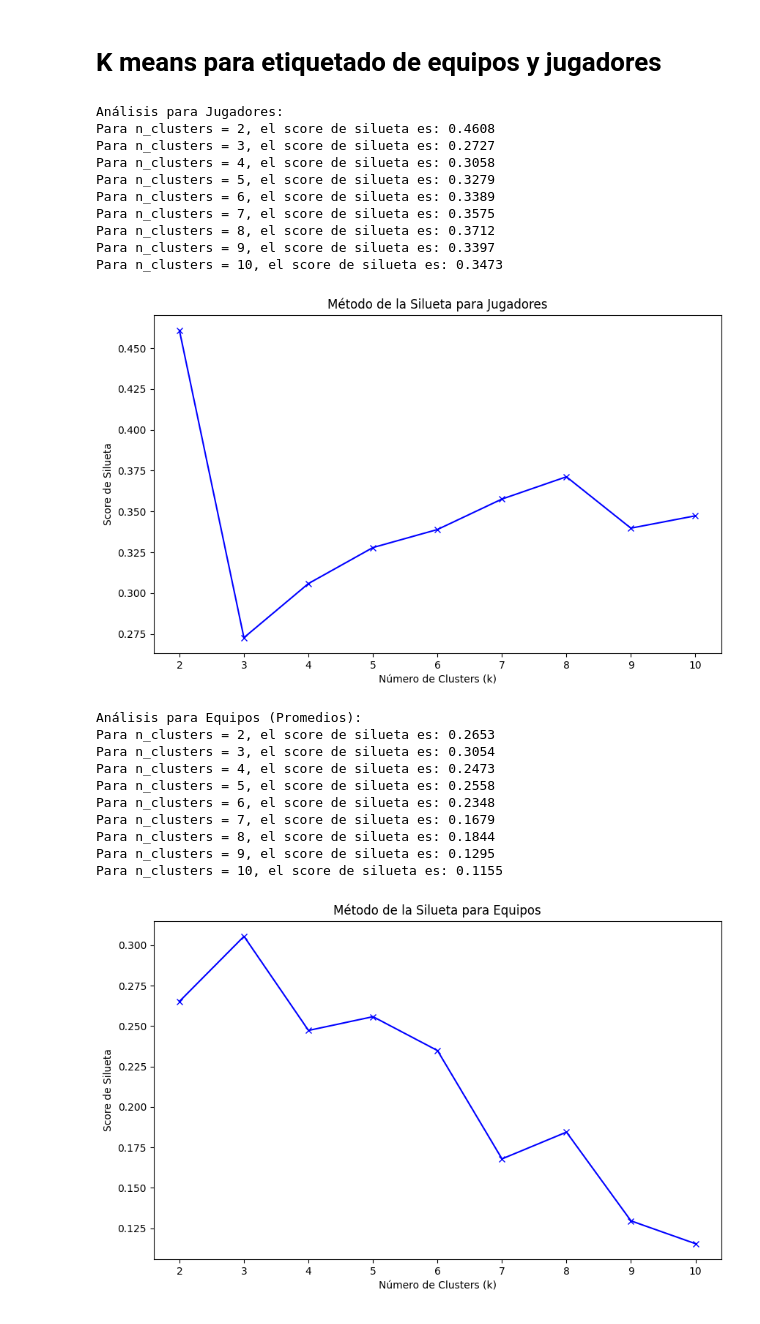
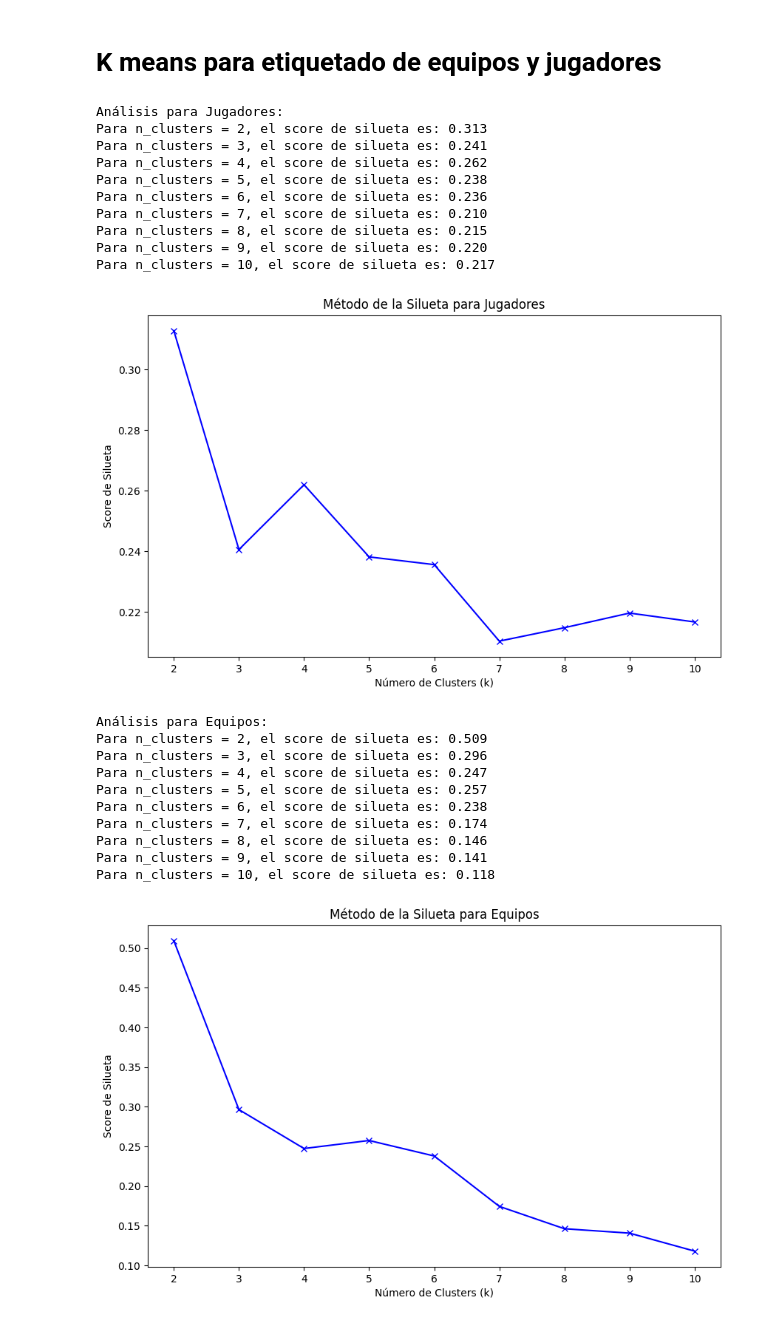
Before and after one commit to hubcborja/Proyecto_DataMining_NN, a Jupyter notebook: Proyecto_Mineria_Redes_Neuronales_HuberBorja.ipynb, the cells around one changed output. Saved outputs shown, nothing was run; the diff lists cells and outputs as text; code cells hidden in the pictures.

```diff
--- a/Proyecto_Mineria_Redes_Neuronales_HuberBorja.ipynb
+++ b/Proyecto_Mineria_Redes_Neuronales_HuberBorja.ipynb
@@ -611,55 +649,56 @@ def preparar_y_silueta(df_num, titulo):
     df_scaled = scaler.fit_transform(df_num)
 
     rango_n_clusters = range(2, 11)
     valores_silueta = []
 
     # Iterar para encontrar el cluster optimo
     for n_clusters in rango_n_clusters:
         clusterer = KMeans(n_clusters=n_clusters, random_state=42, n_init=10)
         cluster_labels = clusterer.fit_predict(df_scaled)
 
         # Calcular el score de silueta
         silhouette_avg = silhouette_score(df_scaled, cluster_labels)
         valores_silueta.append(silhouette_avg)
-        print(f"Para n_clusters = {n_clusters}, el score de silueta es: {silhouette_avg:.4f}")
+        print(f"Para n_clusters = {n_clusters}, el score de silueta es: {silhouette_avg:.3f}")
 
     plt.figure(figsize=(10, 6))
     plt.plot(rango_n_clusters, valores_silueta, 'bx-')
     plt.xlabel('Número de Clusters (k)')
     plt.ylabel('Score de Silueta')
     plt.title(f'Método de la Silueta para {titulo}')
     plt.show()
 
     return df_scaled
 
 # Para Jugadores
 print("Análisis para Jugadores:")
-X_jugadores_scaled = preparar_y_silueta(top14_jugadores_num, "Jugadores")
+top14_perfiles_jugadores_num=top14_perfiles_jugadores.select_dtypes(include=['float64', 'int64'])
+X_jugadores_scaled = preparar_y_silueta(top14_perfiles_jugadores_num, "Jugadores")
 
 # Para Equipos
-top14_equipos_promedio = top14_partidos.groupby('equipo').mean(numeric_only=True)
 print("\nAnálisis para Equipos:")
-X_equipos_scaled = preparar_y_silueta(top14_equipos_promedio, "Equipos")
+top14_perfiles_equipos_num=top14_perfiles_equipos.select_dtypes(include=['float64', 'int64'])
+X_equipos_scaled = preparar_y_silueta(top14_perfiles_equipos_num, "Equipos")
 # %% [output]
 Análisis para Jugadores:
-Para n_clusters = 2, el score de silueta es: 0.4608
-Para n_clusters = 3, el score de silueta es: 0.2727
-Para n_clusters = 4, el score de silueta es: 0.3058
-Para n_clusters = 5, el score de silueta es: 0.3279
-Para n_clusters = 6, el score de silueta es: 0.3389
-Para n_clusters = 7, el score de silueta es: 0.3575
-Para n_clusters = 8, el score de silueta es: 0.3712
-Para n_clusters = 9, el score de silueta es: 0.3397
-Para n_clusters = 10, el score de silueta es: 0.3473
+Para n_clusters = 2, el score de silueta es: 0.313
+Para n_clusters = 3, el score de silueta es: 0.241
+Para n_clusters = 4, el score de silueta es: 0.262
+Para n_clusters = 5, el score de silueta es: 0.238
+Para n_clusters = 6, el score de silueta es: 0.236
+Para n_clusters = 7, el score de silueta es: 0.210
+Para n_clusters = 8, el score de silueta es: 0.215
+Para n_clusters = 9, el score de silueta es: 0.220
+Para n_clusters = 10, el score de silueta es: 0.217
-[figure, old version]
+[figure, new version]
-Análisis para Equipos (Promedios):
-Para n_clusters = 2, el score de silueta es: 0.2653
-Para n_clusters = 3, el score de silueta es: 0.3054
-Para n_clusters = 4, el score de silueta es: 0.2473
-Para n_clusters = 5, el score de silueta es: 0.2558
-Para n_clusters = 6, el score de silueta es: 0.2348
-Para n_clusters = 7, el score de silueta es: 0.1679
-Para n_clusters = 8, el score de silueta es: 0.1844
-Para n_clusters = 9, el score de silueta es: 0.1295
-Para n_clusters = 10, el score de silueta es: 0.1155
+Análisis para Equipos:
+Para n_clusters = 2, el score de silueta es: 0.509
+Para n_clusters = 3, el score de silueta es: 0.296
+Para n_clusters = 4, el score de silueta es: 0.247
+Para n_clusters = 5, el score de silueta es: 0.257
+Para n_clusters = 6, el score de silueta es: 0.238
+Para n_clusters = 7, el score de silueta es: 0.174
+Para n_clusters = 8, el score de silueta es: 0.146
+Para n_clusters = 9, el score de silueta es: 0.141
+Para n_clusters = 10, el score de silueta es: 0.118
-[figure, old version]
+[figure, new version]
```
Also changed, not shown: parts of 7 cells of this notebook.
